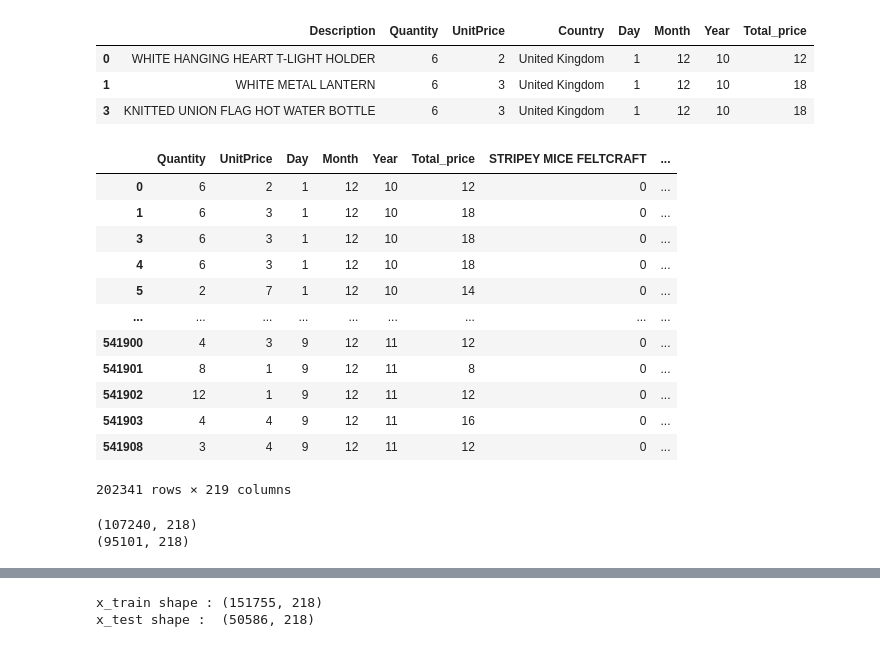
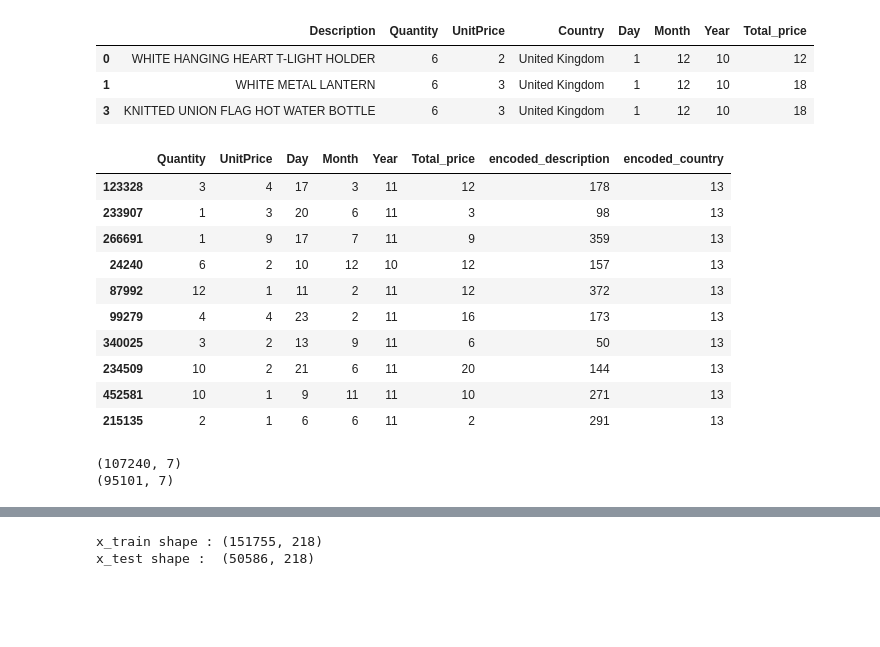
Before and after one commit to vinodkumargr/retail_transaction_pred, a Jupyter notebook: notebook_1.ipynb, the cells around one changed output, grey strips where cells are left out. Drawn from its saved outputs; the diff is of its cells as text; code cells hidden in the pictures; blank space fills up the shorter version.

```diff
--- a/notebook_1.ipynb
+++ b/notebook_1.ipynb
@@ -395,51 +395,68 @@ df.head(3)
 | 1 | WHITE METAL LANTERN | 6 | 3 | United Kingdom | 1 | 12 | 10 | 18 |
 | 3 | KNITTED UNION FLAG HOT WATER BOTTLE | 6 | 3 | United Kingdom | 1 | 12 | 10 | 18 |
 # %%
-import re
-from sklearn.feature_extraction import FeatureHasher
+#import re
+#from sklearn.feature_extraction import FeatureHasher
 
 
 
-df['Description'] = df['Description'].apply(lambda x: re.sub(r'\d+', '', x))
-categorical_columns = df.select_dtypes(include='object').columns
-encoded_dfs = []
-top_n_values=200
+#df['Description'] = df['Description'].apply(lambda x: re.sub(r'\d+', '', x))
+#categorical_columns = df.select_dtypes(include='object').columns
+#encoded_dfs = []
+#top_n_values=200
 
-for column in categorical_columns:
+#for column in categorical_columns:
     # Get the top N most frequent values in the column
-    top_values = df[column].value_counts().nlargest(top_n_values).index.tolist()
+#    top_values = df[column].value_counts().nlargest(top_n_values).index.tolist()
     # Filter the column to include only the top N values
-    filtered_column = df[column].where(df[column].isin(top_values), other='Other')
-    encoded_df = pd.get_dummies(filtered_column, drop_first=True, dtype=int, dummy_na=False, prefix='', prefix_sep='')
-    encoded_dfs.append(encoded_df)
+#    filtered_column = df[column].where(df[column].isin(top_values), other='Other')
+#    encoded_df = pd.get_dummies(filtered_column, drop_first=True, dtype=int, dummy_na=False, prefix='', prefix_sep='')
+#    encoded_dfs.append(encoded_df)
 
-df = pd.concat([df.drop(categorical_columns, axis=1)] + encoded_dfs, axis=1)
-df
+#df = pd.concat([df.drop(categorical_columns, axis=1)] + encoded_dfs, axis=1)
+#df
-# %% [output]
-|  | Quantity | UnitPrice | Day | Month | Year | Total_price | STRIPEY MICE FELTCRAFT | ... |
-| 0 | 6 | 2 | 1 | 12 | 10 | 12 | 0 | ... |
-| 1 | 6 | 3 | 1 | 12 | 10 | 18 | 0 | ... |
-| 3 | 6 | 3 | 1 | 12 | 10 | 18 | 0 | ... |
-| 4 | 6 | 3 | 1 | 12 | 10 | 18 | 0 | ... |
-| 5 | 2 | 7 | 1 | 12 | 10 | 14 | 0 | ... |
-| ... | ... | ... | ... | ... | ... | ... | ... | ... |
-| 541900 | 4 | 3 | 9 | 12 | 11 | 12 | 0 | ... |
-| 541901 | 8 | 1 | 9 | 12 | 11 | 8 | 0 | ... |
-| 541902 | 12 | 1 | 9 | 12 | 11 | 12 | 0 | ... |
-| 541903 | 4 | 4 | 9 | 12 | 11 | 16 | 0 | ... |
-| 541908 | 3 | 4 | 9 | 12 | 11 | 12 | 0 | ... |
-202341 rows × 219 columns
+# %%
+import pandas as pd
+from sklearn.preprocessing import LabelEncoder
+
+data = df.copy()
+
+# Initialize label encoders
+description_encoder = LabelEncoder()
+country_encoder = LabelEncoder()
+
+# Fit and transform the data using label encoders
+data['encoded_description'] = description_encoder.fit_transform(data['Description'])
+data['encoded_country'] = country_encoder.fit_transform(data['Country'])
+
+# Drop the original description and country columns
+data.drop(['Description', 'Country'], axis=1, inplace=True)
+
+# Print the updated DataFrame
+data.sample(10)
+# %% [output]
+|  | Quantity | UnitPrice | Day | Month | Year | Total_price | encoded_description | encoded_country |
+| 123328 | 3 | 4 | 17 | 3 | 11 | 12 | 178 | 13 |
+| 233907 | 1 | 3 | 20 | 6 | 11 | 3 | 98 | 13 |
+| 266691 | 1 | 9 | 17 | 7 | 11 | 9 | 359 | 13 |
+| 24240 | 6 | 2 | 10 | 12 | 10 | 12 | 157 | 13 |
+| 87992 | 12 | 1 | 11 | 2 | 11 | 12 | 372 | 13 |
+| 99279 | 4 | 4 | 23 | 2 | 11 | 16 | 173 | 13 |
+| 340025 | 3 | 2 | 13 | 9 | 11 | 6 | 50 | 13 |
+| 234509 | 10 | 2 | 21 | 6 | 11 | 20 | 144 | 13 |
+| 452581 | 10 | 1 | 9 | 11 | 11 | 10 | 271 | 13 |
+| 215135 | 2 | 1 | 6 | 6 | 11 | 2 | 291 | 13 |
 # %%
 from sklearn.model_selection import train_test_split
-x=df.drop('Total_price', axis=1)
-y=df.Total_price
+x=data.drop('Total_price', axis=1)
+y=data.Total_price
 
 x_train, x_test, y_train, y_test = train_test_split(x,y, random_state=34, test_size=0.47)
 print(f"{x_train.shape}")
 print(f"{x_test.shape}")
 # %% [output]
-(107240, 218)
-(95101, 218)
+(107240, 7)
+(95101, 7)
 # %%
 final_df=pd.concat([x_test,y_test],axis=1)
 final_df.to_csv("final_data.csv")
```
Also changed, not shown: parts of 8 cells of this notebook, 23 other files.
